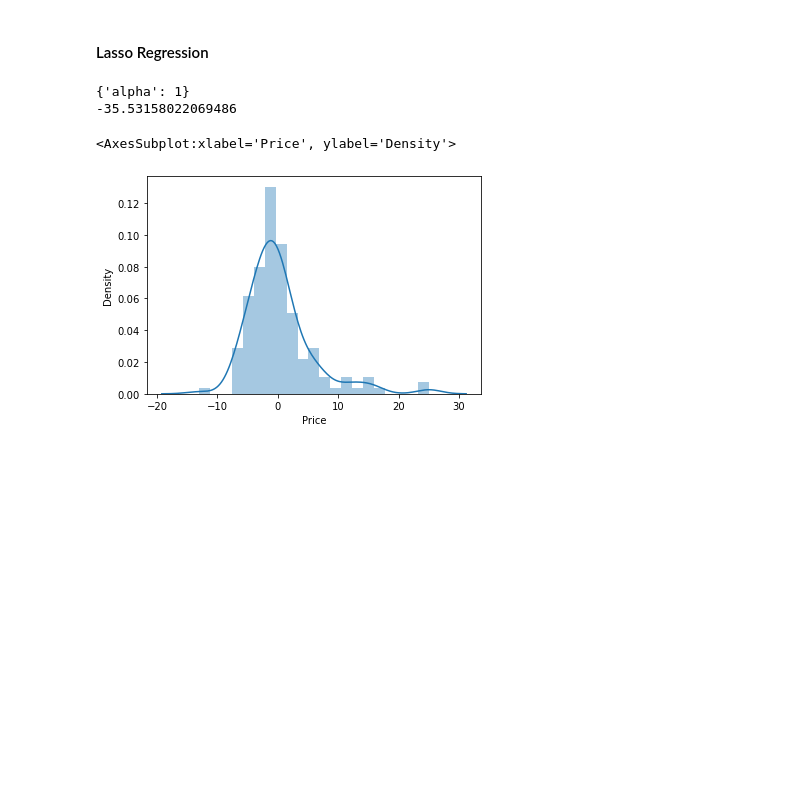
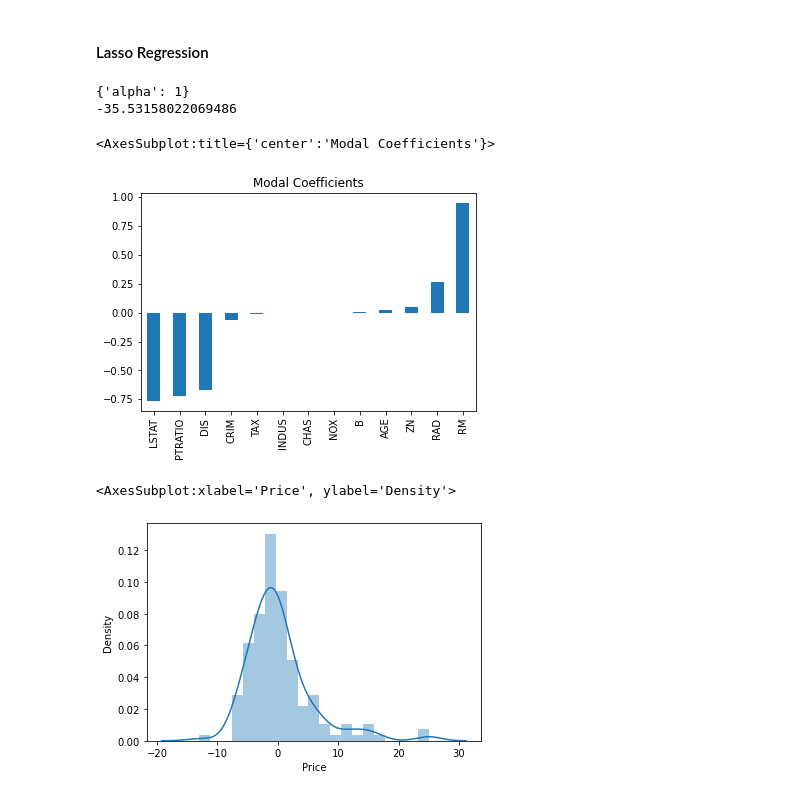
Before and after one commit to Pradnya1208/Ridge-and-Lasso-Regression, a Jupyter notebook: Ridge and Lasso Regression.ipynb, the cells around one changed output. Saved outputs shown, nothing was run; the diff lists cells and outputs as text; code cells hidden in the pictures; blank space fills up the shorter version.

```diff
--- a/Ridge and Lasso Regression.ipynb
+++ b/Ridge and Lasso Regression.ipynb
@@ -76,6 +105,17 @@ print(lasso_regressor.best_score_)
 # %% [output]
 {'alpha': 1}
 -35.53158022069486
+# %%
+lasso1 = Lasso(alpha=1)
+lasso1.fit(X,y)
+predictors = X.columns
+
+coef = pd.Series(lasso1.coef_,predictors).sort_values()
+
+coef.plot(kind='bar', title='Modal Coefficients')
+# %% [output]
+<AxesSubplot:title={'center':'Modal Coefficients'}>
+[figure, added]
 # %%
 from sklearn.model_selection import train_test_split
 X_train, X_test, y_train, y_test = train_test_split(X, y, test_size=0.3, random_state=0)
```
Also changed, not shown: parts of 4 cells of this notebook.
